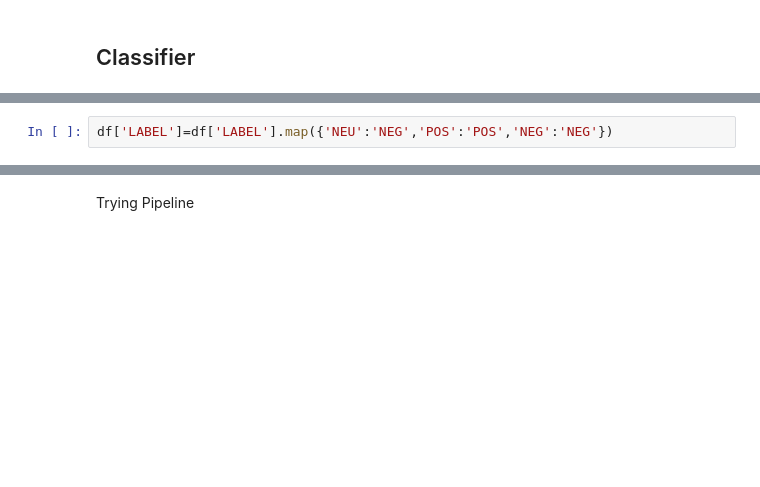
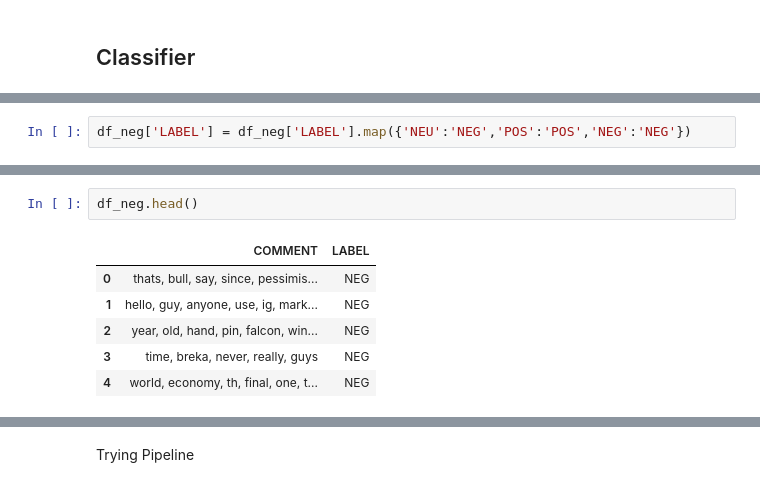
Before and after one commit to falkenovergaard/TA_Exam, a Jupyter notebook: Classifer_test_1.ipynb, the cells around one changed output, grey strips where cells are left out. Drawn from its saved outputs; the diff is of its cells as text; blank space fills up the shorter version.

```diff
--- a/Classifer_test_1.ipynb
+++ b/Classifer_test_1.ipynb
@@ -16 +50,3 @@ Raghava
+# %%
+df_neg['LABEL'] = df_neg['LABEL'].map({'NEU':'NEG','POS':'POS','NEG':'NEG'})
 # %%
@@ -23,5 +59,12 @@ df.head()
 | 3 | time, breka, never, really, guys | NEG |
 | 4 | world, economy, th, final, one, t... | NEG |
-# %%
-df['LABEL']=df['LABEL'].map({'NEU':'NEG','POS':'POS','NEG':'NEG'})
+# %%
+df_neg.head()
+# %% [output]
+|  | COMMENT | LABEL |
+| 0 | thats, bull, say, since, pessimis... | NEG |
+| 1 | hello, guy, anyone, use, ig, mark... | NEG |
+| 2 | year, old, hand, pin, falcon, win... | NEG |
+| 3 | time, breka, never, really, guys | NEG |
+| 4 | world, economy, th, final, one, t... | NEG |
 # %%
```
Also changed, not shown: parts of 19 cells of this notebook.
